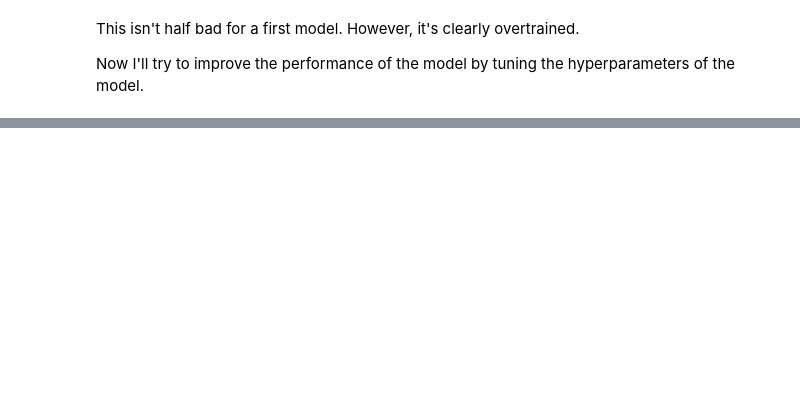
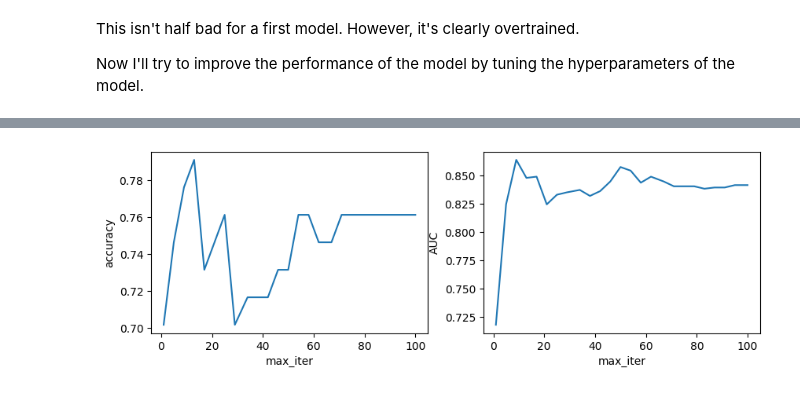
Before and after one commit to csharp14/horse-colic-project, a Jupyter notebook: ColicAnalysis.ipynb, the cells around one changed output, grey strips where cells are left out. Saved outputs shown, nothing was run; the diff lists cells and outputs as text; code cells hidden in the pictures; blank space fills up the shorter version.

```diff
--- a/ColicAnalysis.ipynb
+++ b/ColicAnalysis.ipynb
@@ -385,0 +302,22 @@ Logit Regression Results
+# %%
+max_iters = np.linspace(1,100,25).astype(int)
+accuracies = []
+aucs = []
+for mi in max_iters:
+    model = HistGradientBoostingClassifier(learning_rate=best_learning_rate, max_iter=mi).fit(X_train, y_train)
+    accuracy_mi, auc_mi = cm_roc_auc_plot(X_test,y_test,model,'Test data, max_iter = ' + str(mi),do_show_plot=False)
+    accuracies = accuracies + [accuracy_mi]
+    aucs = aucs + [auc_mi]
+
+fig, ax = plt.subplots(1,2,figsize=(10,3))
+ax[0].plot(max_iters,accuracies)
+ax[0].set_xlabel('max_iter')
+ax[0].set_ylabel('accuracy')
+ax[1].plot(max_iters,aucs)
+ax[1].set_xlabel('max_iter')
+ax[1].set_ylabel('AUC')
+plt.show()
+
+best_max_iter = 50
+# %% [output]
+[figure, added]
```
Also changed, not shown: parts of 15 cells of this notebook.
